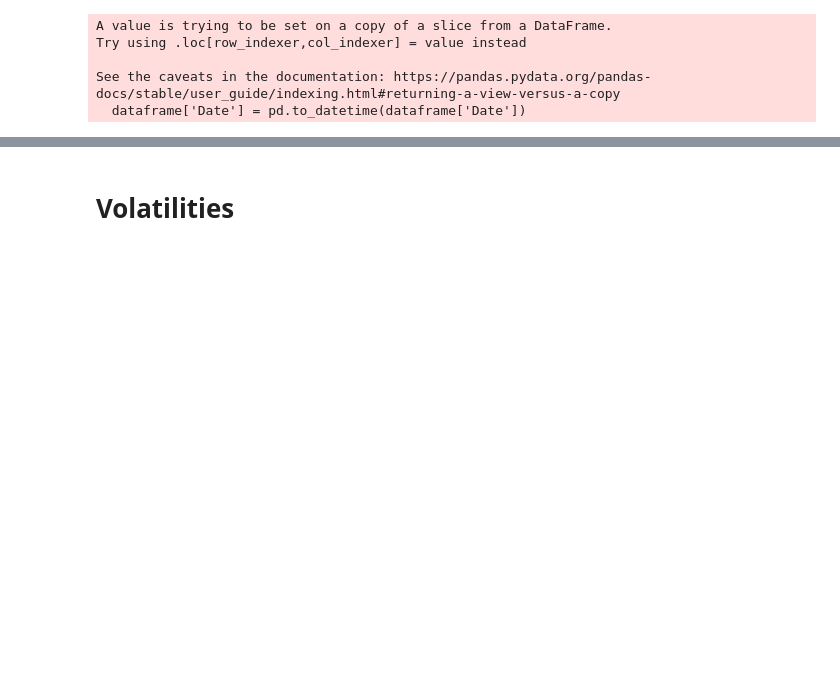
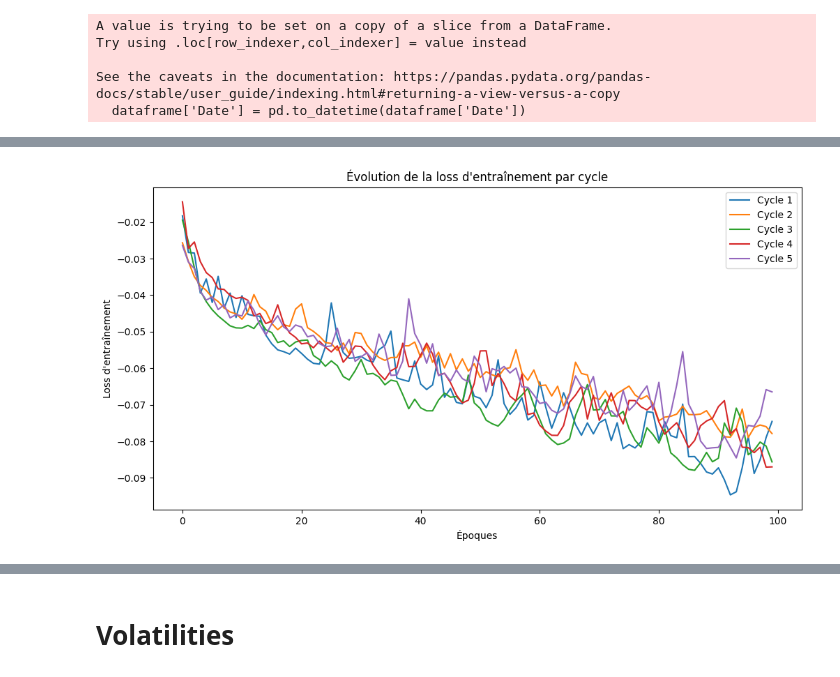
Before and after one commit to alexandreviard/DL-Portfolio-CMAP, a Jupyter notebook: rnn.ipynb, the cells around one changed output, grey strips where cells are left out. Saved outputs shown, nothing was run; the diff lists cells and outputs as text; code cells hidden in the pictures; blank space fills up the shorter version.

```diff
--- a/rnn.ipynb
+++ b/rnn.ipynb
@@ -348,0 +339,14 @@ len des dates 2695
+# %%
+import matplotlib.pyplot as plt
+
+# Plot de la training loss en fonction des epochs pour chaque cycle
+plt.figure(figsize=(12, 6))
+for i, train_losses in enumerate(train_losses_by_cycle):
+    plt.plot(train_losses, label=f"Cycle {i+1}")
+plt.xlabel("Époques")
+plt.ylabel("Loss d'entraînement")
+plt.title("Évolution de la loss d'entraînement par cycle")
+plt.legend()
+plt.show()
+# %% [output]
+[figure, added]
```
Also changed, not shown: parts of 25 cells of this notebook.
